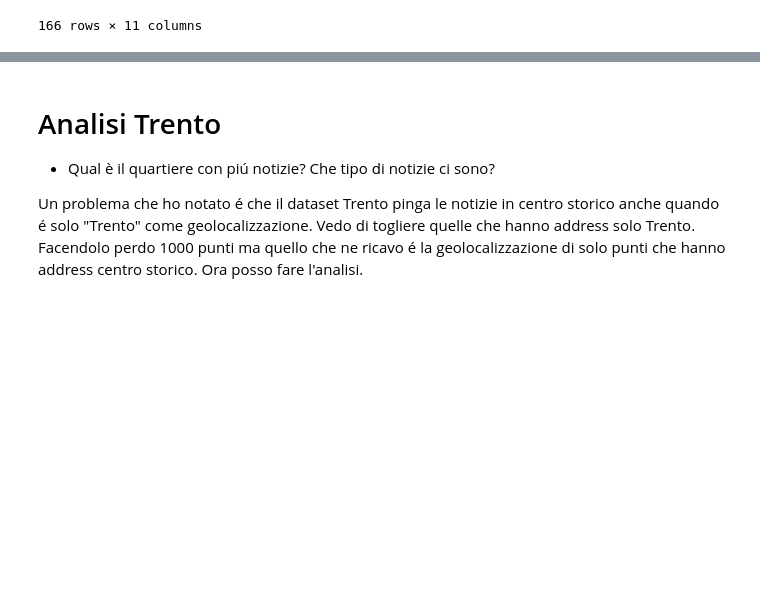
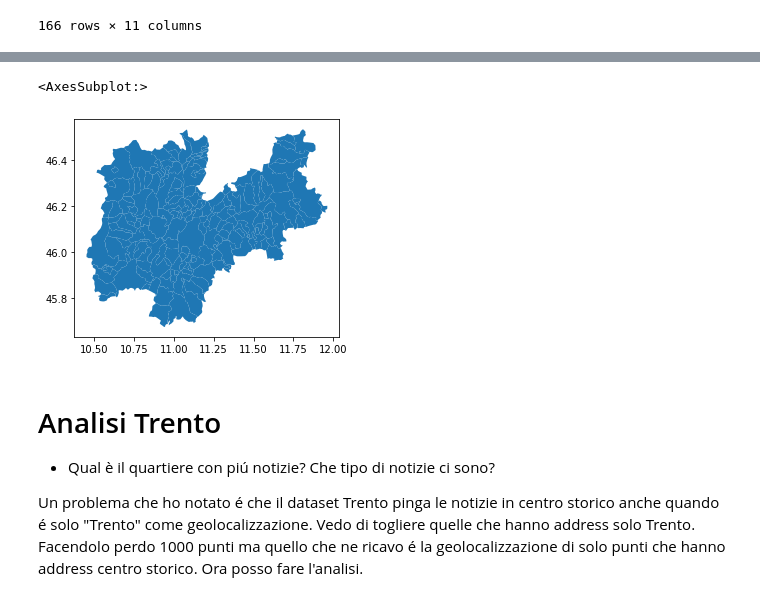
Before and after one commit to frabatx/today_parser, a Jupyter notebook: python/Analyze.ipynb, the cells around one changed output, grey strips where cells are left out. Cells and saved outputs as stored; diff of their text form; code cells hidden in the pictures; blank space fills up the shorter version.

Commit message:
Inserito valori mancanti comuni

```diff
--- a/python/Analyze.ipynb
+++ b/python/Analyze.ipynb
@@ -566,7 +566,7 @@ municipalities_province_trento
 | 4516 | 2 | 4 | 22 | 0 | 22 | 22202 | 022202 | Torcegno | None | 0 | ... |
 166 rows × 11 columns
 # %%
-df_counts_comuni = municipalities_province_trento.merge(countArticleTrentino, how='inner',left_on=['COMUNE'],right_on=['comune'])
+df_counts_comuni = municipalities_province_trento.merge(countArticleTrentino, how='left',left_on=['COMUNE'],right_on=['comune'])
 # %%
 df_counts_comuni = df_counts_comuni[['comune', 'counts', 'geometry']]
 # %%
@@ -582,3 +578,8 @@ df_counts_comuni.to_file("/home/frabatx/Documents/University/Data_journalism/Pro
+# %%
+df_counts_comuni.plot()
+# %% [output]
+<AxesSubplot:>
+[figure, added]
 # %% [markdown]
 # Analisi Trento
 
```
Also changed, not shown: parts of 1 cell of this notebook, 2 other files.
